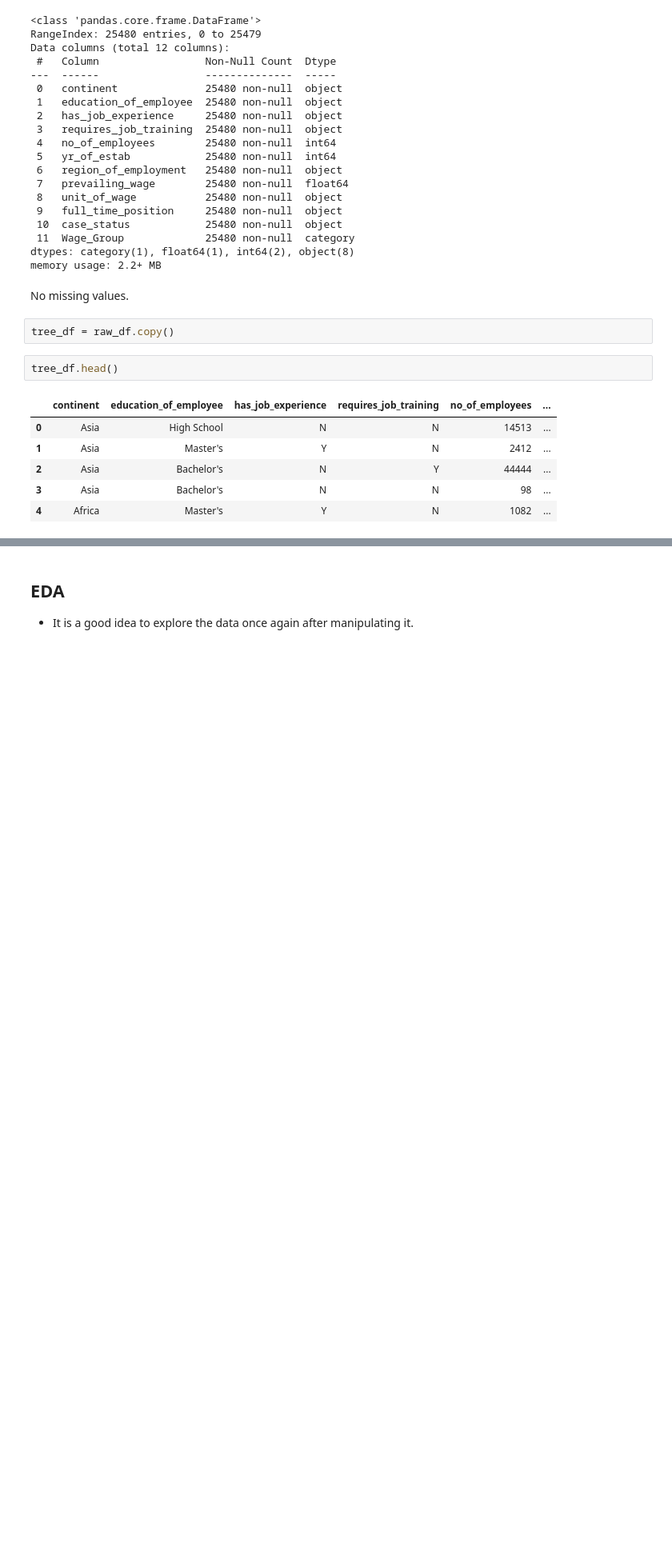
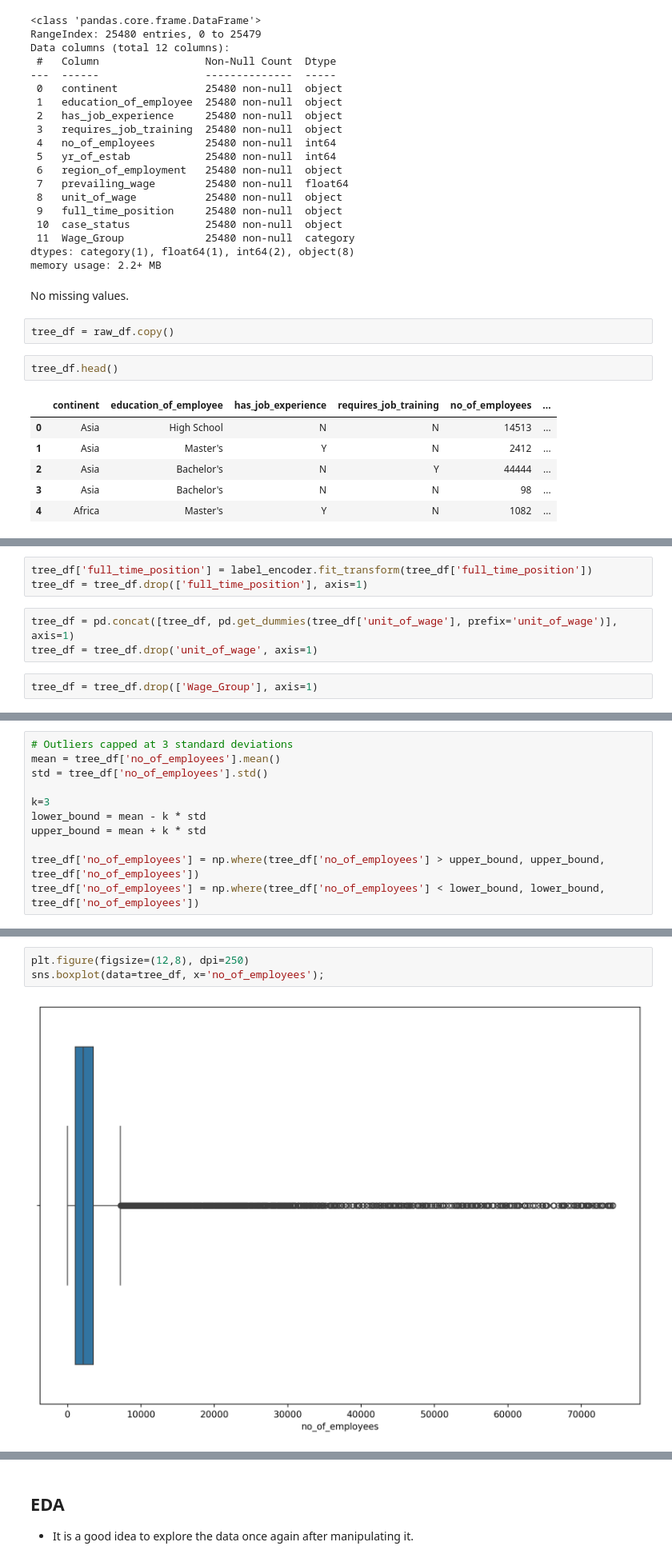
Before and after one commit to cmurray4492/PythonProjects, a Jupyter notebook: UT_Austin/Ensemble/Craig_Murray_DSBA_Project_ET_EasyVisa_Fullcode.ipynb, the cells around one changed output, grey strips where cells are left out. Shown at 80% size. Cells and saved outputs as stored; diff of their text form; blank space fills up the shorter version.

```diff
--- a/UT_Austin/Ensemble/Craig_Murray_DSBA_Project_ET_EasyVisa_Fullcode.ipynb
+++ b/UT_Austin/Ensemble/Craig_Murray_DSBA_Project_ET_EasyVisa_Fullcode.ipynb
@@ -511,0 +470,8 @@ tree_df.head()
+# %%
+tree_df['full_time_position'] = label_encoder.fit_transform(tree_df['full_time_position'])
+tree_df = tree_df.drop(['full_time_position'], axis=1)
+# %%
+tree_df = pd.concat([tree_df, pd.get_dummies(tree_df['unit_of_wage'], prefix='unit_of_wage')], axis=1)
+tree_df = tree_df.drop('unit_of_wage', axis=1)
+# %%
+tree_df = tree_df.drop(['Wage_Group'], axis=1)
@@ -511,0 +489,11 @@ tree_df.head()
+# %%
+# Outliers capped at 3 standard deviations
+mean = tree_df['no_of_employees'].mean()
+std = tree_df['no_of_employees'].std()
+
+k=3
+lower_bound = mean - k * std
+upper_bound = mean + k * std
+
+tree_df['no_of_employees'] = np.where(tree_df['no_of_employees'] > upper_bound, upper_bound, tree_df['no_of_employees'])
+tree_df['no_of_employees'] = np.where(tree_df['no_of_employees'] < lower_bound, lower_bound, tree_df['no_of_employees'])
@@ -511,0 +516,5 @@ tree_df.head()
+# %%
+plt.figure(figsize=(12,8), dpi=250)
+sns.boxplot(data=tree_df, x='no_of_employees');
+# %% [output]
+[figure, added]
```
Also changed, not shown: parts of 59 cells of this notebook, 2 other files.
